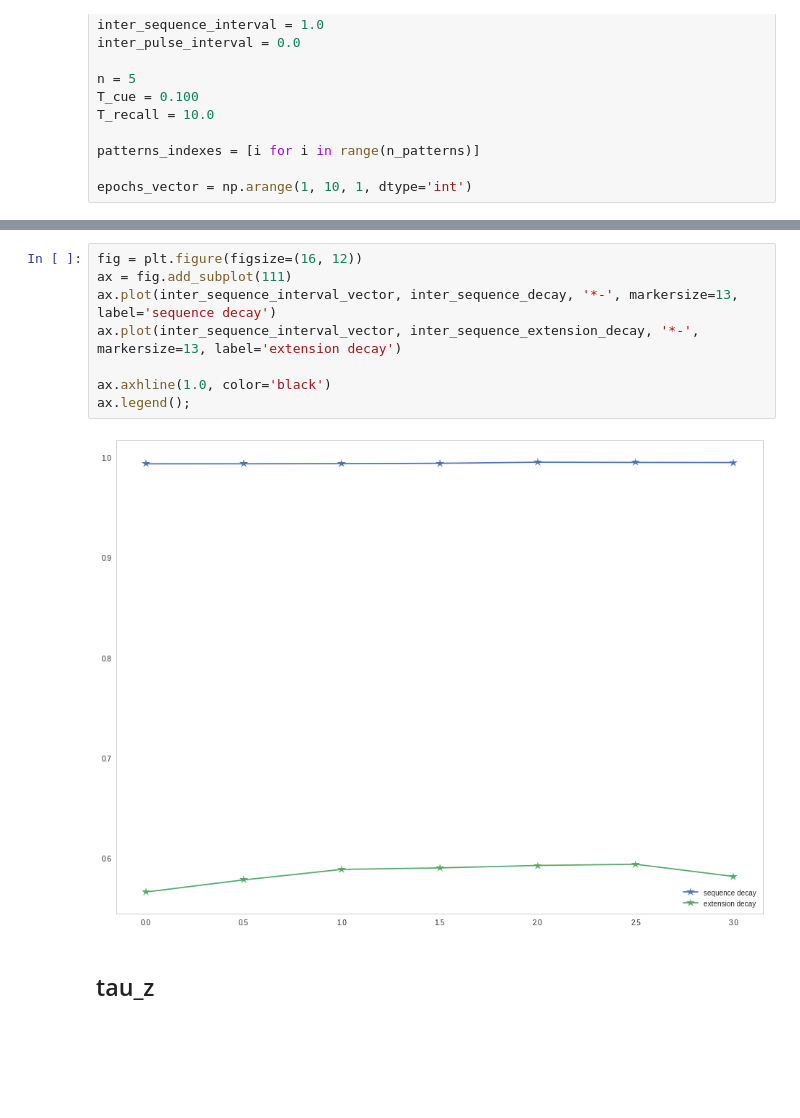
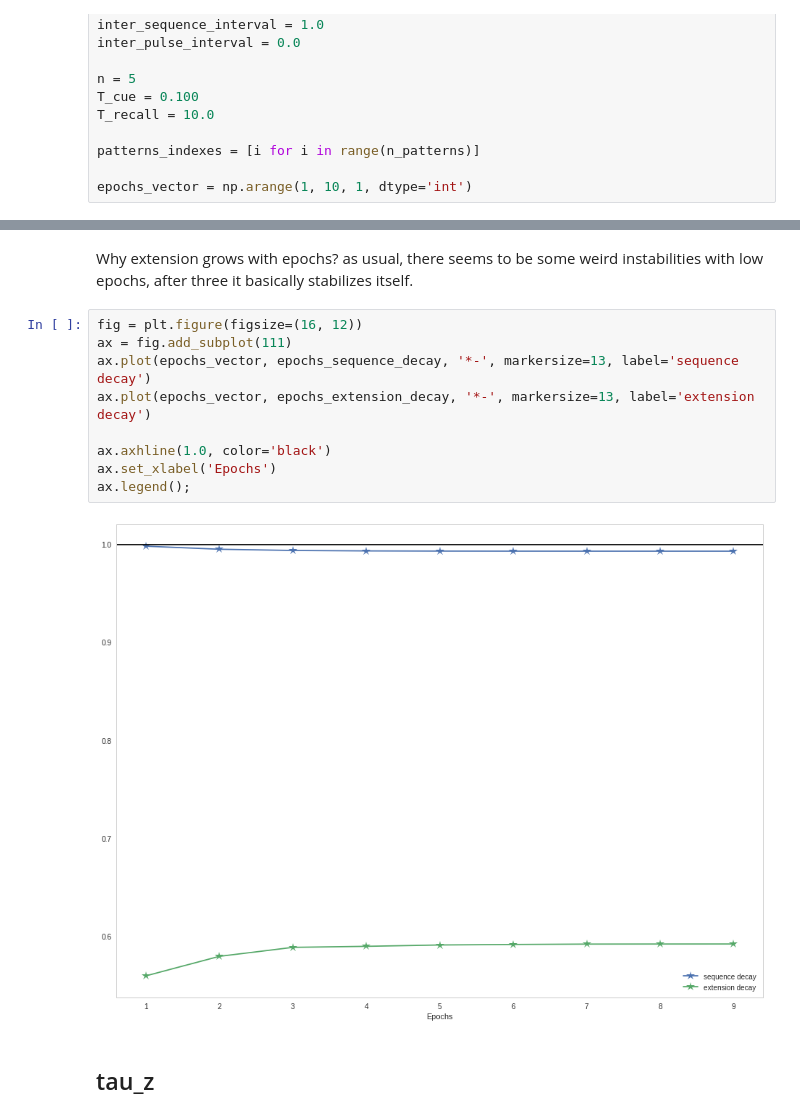
Before and after one commit to h-mayorquin/attractor_sequences, a Jupyter notebook: notebooks/2017-06-04(Study of connectivity matrix I).ipynb, the cells around one changed output, grey strips where cells are left out. Drawn from its saved outputs; the diff is of its cells as text; blank space fills up the shorter version.

```diff
--- a/notebooks/2017-06-04(Study of connectivity matrix I).ipynb
+++ b/notebooks/2017-06-04(Study of connectivity matrix I).ipynb
@@ -548,13 +649,16 @@ ax.axhline(0, color='k');
+# %% [markdown]
+Why extension grows with epochs? as usual, there seems to be some weird instabilities with low epochs, after three it basically stabilizes itself.
 # %%
 fig = plt.figure(figsize=(16, 12))
 ax = fig.add_subplot(111)
-ax.plot(inter_sequence_interval_vector, inter_sequence_decay, '*-', markersize=13, label='sequence decay')
-ax.plot(inter_sequence_interval_vector, inter_sequence_extension_decay, '*-', markersize=13, label='extension decay')
+ax.plot(epochs_vector, epochs_sequence_decay, '*-', markersize=13, label='sequence decay')
+ax.plot(epochs_vector, epochs_extension_decay, '*-', markersize=13, label='extension decay')
 
 ax.axhline(1.0, color='black')
+ax.set_xlabel('Epochs')
 ax.legend();
 # %% [output]
-[figure, old version]
+[figure, new version]
 # %% [markdown]
 ## tau_z
 # %%
```
Also changed, not shown: parts of 49 cells of this notebook, 2 other files.
